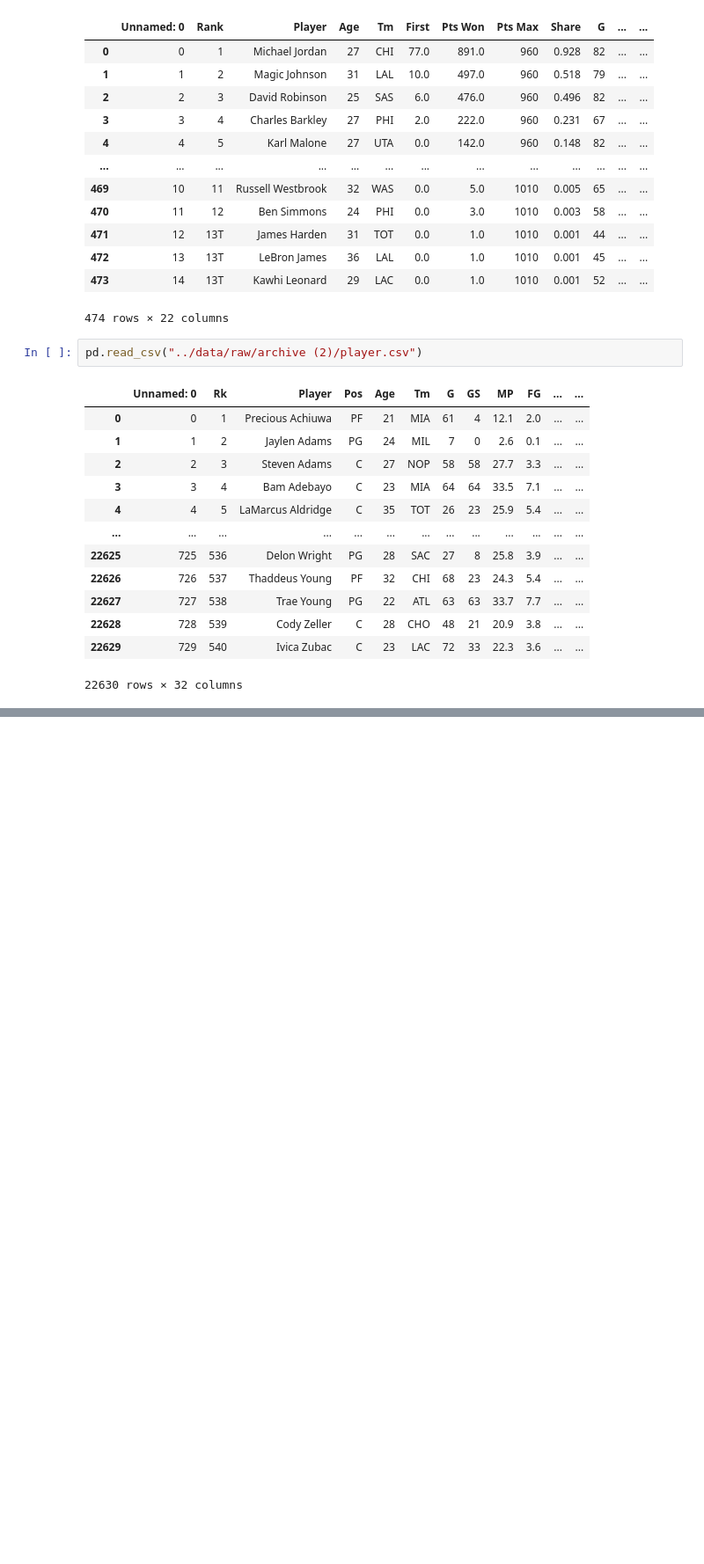
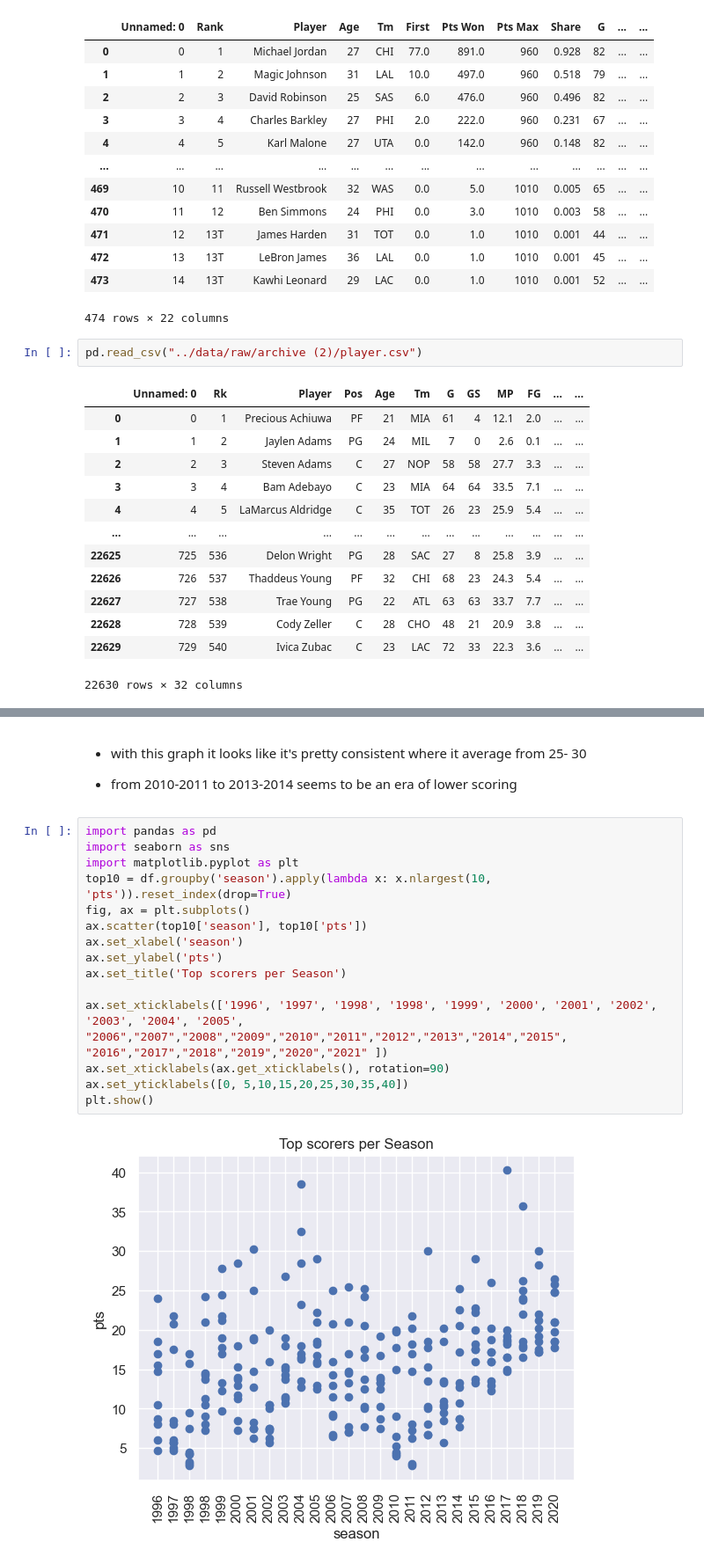
Before and after one commit to ubco-W2022T2-data301/project-group-group39, a Jupyter notebook: analysis/analysis3.ipynb, the cells around one changed output, grey strips where cells are left out. Shown: that part at 88% size. Drawn from its saved outputs; the diff is of its cells as text; blank space fills up the shorter version.

Commit message:
regan finished milestone three, didn't know where to put EDA so it is in analysis3
git push

```diff
--- a/analysis/analysis3.ipynb
+++ b/analysis/analysis3.ipynb
@@ -75,0 +90,21 @@ pd.read_csv("../data/raw/archive (2)/teams.csv")
+# %% [markdown]
+* with this graph it looks like it's pretty consistent where it average from 25- 30
+
+* from 2010-2011 to 2013-2014 seems to be an era of lower scoring
+# %%
+import pandas as pd
+import seaborn as sns
+import matplotlib.pyplot as plt
+top10 = df.groupby('season').apply(lambda x: x.nlargest(10, 'pts')).reset_index(drop=True)
+fig, ax = plt.subplots()
+ax.scatter(top10['season'], top10['pts'])
+ax.set_xlabel('season')
+ax.set_ylabel('pts')
+ax.set_title('Top scorers per Season')
+
+ax.set_xticklabels(['1996', '1997', '1998', '1998', '1999', '2000', '2001', '2002', '2003', '2004', '2005', "2006","2007","2008","2009","2010","2011","2012","2013","2014","2015", "2016","2017","2018","2019","2020","2021" ])
+ax.set_xticklabels(ax.get_xticklabels(), rotation=90)
+ax.set_yticklabels([0, 5,10,15,20,25,30,35,40])
+plt.show()
+# %% [output]
+[figure, added]
```
Also changed, not shown: parts of 5 cells of this notebook, 1 other file.
